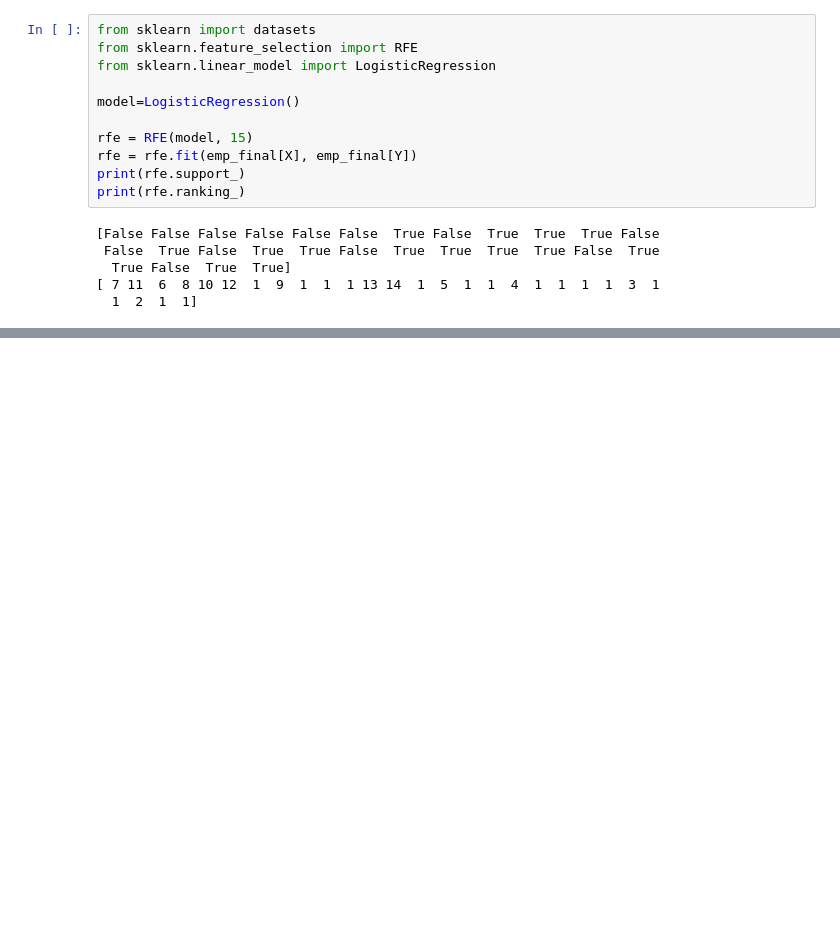
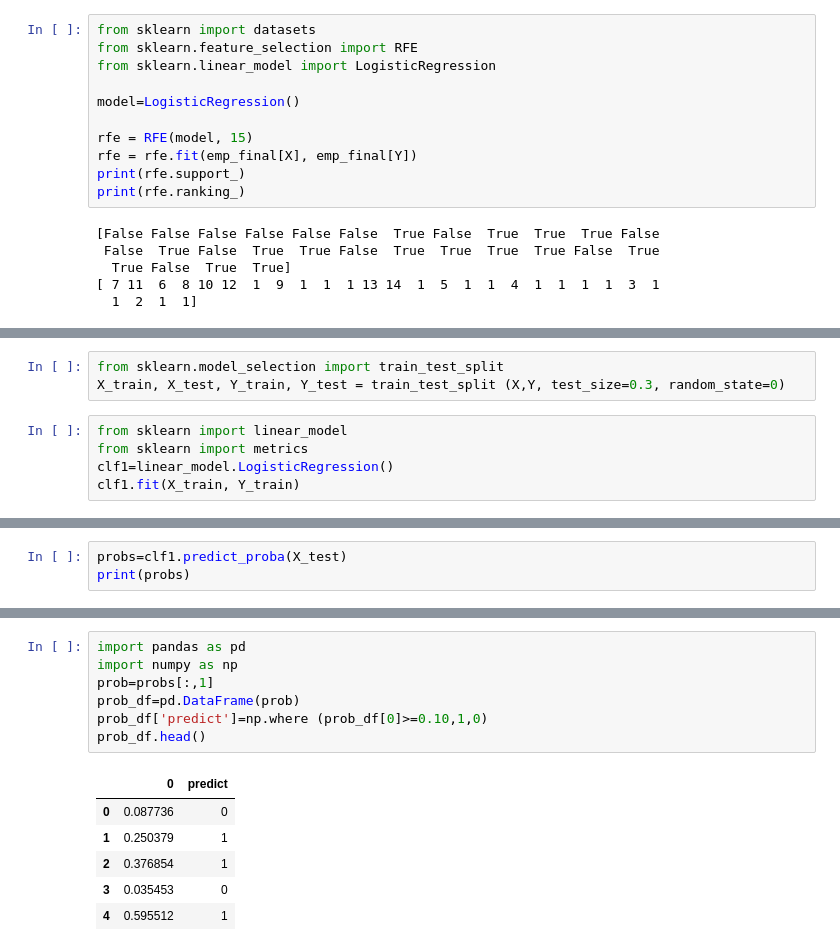
Before and after one commit to jotmy/attrition, a Jupyter notebook: final.ipynb, the cells around one changed output, grey strips where cells are left out. Drawn from its saved outputs; the diff is of its cells as text; blank space fills up the shorter version.

```diff
--- a/final.ipynb
+++ b/final.ipynb
@@ -237,0 +247,8 @@ print(rfe.ranking_)
+# %%
+from sklearn.model_selection import train_test_split
+X_train, X_test, Y_train, Y_test = train_test_split (X,Y, test_size=0.3, random_state=0)
+# %%
+from sklearn import linear_model
+from sklearn import metrics
+clf1=linear_model.LogisticRegression()
+clf1.fit(X_train, Y_train)
@@ -237,0 +260,3 @@ print(rfe.ranking_)
+# %%
+probs=clf1.predict_proba(X_test)
+print(probs)
@@ -237,0 +302,14 @@ print(rfe.ranking_)
+# %%
+import pandas as pd
+import numpy as np
+prob=probs[:,1]
+prob_df=pd.DataFrame(prob)
+prob_df['predict']=np.where (prob_df[0]>=0.10,1,0)
+prob_df.head()
+# %% [output]
+|  | 0 | predict |
+| 0 | 0.087736 | 0 |
+| 1 | 0.250379 | 1 |
+| 2 | 0.376854 | 1 |
+| 3 | 0.035453 | 0 |
+| 4 | 0.595512 | 1 |
```
Also changed, not shown: parts of 11 cells of this notebook.
